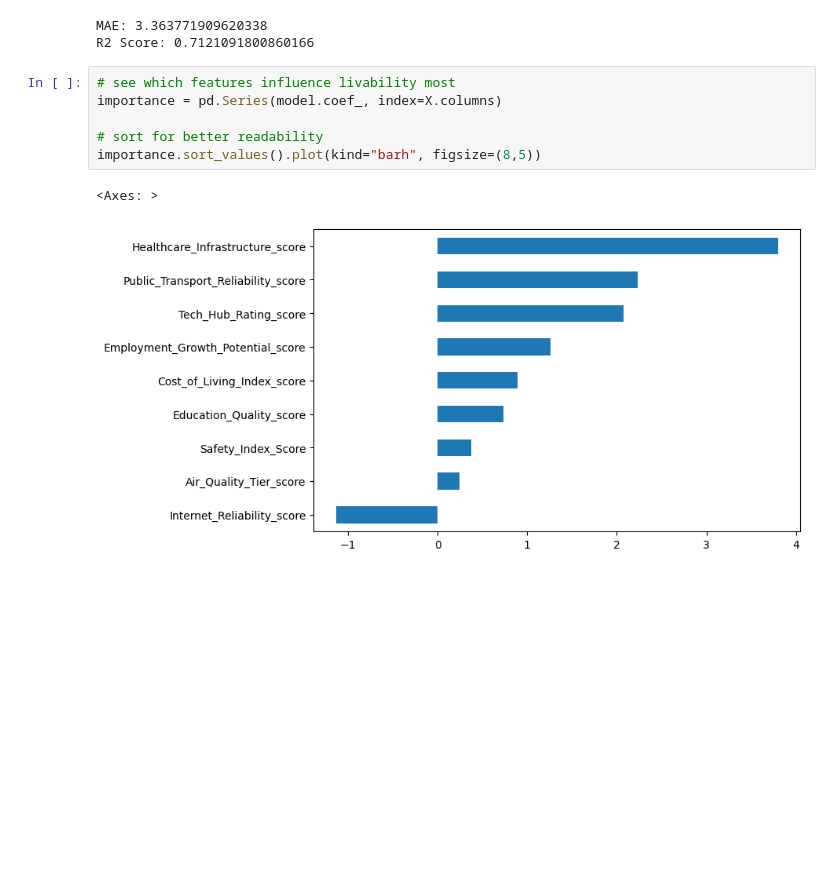
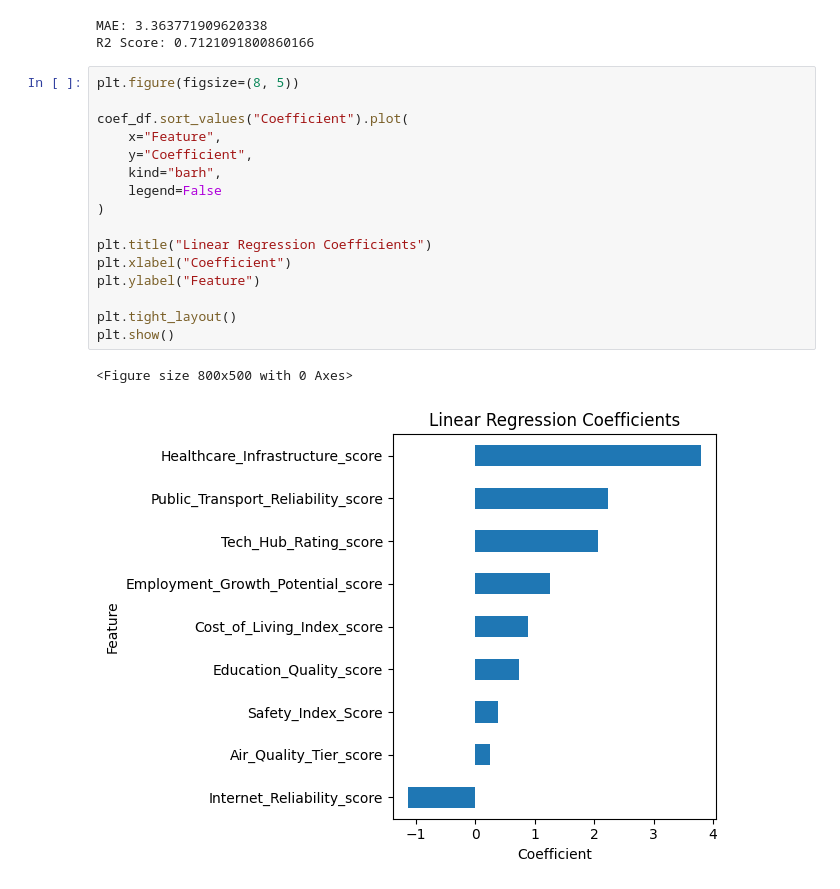
Before and after one commit to codingirl99/urban-intelligence, a Jupyter notebook: notebooks/2_data_preprocessing_modeling.ipynb, the cells around one changed output. Saved outputs shown, nothing was run; the diff lists cells and outputs as text; blank space fills up the shorter version.

```diff
--- a/notebooks/2_data_preprocessing_modeling.ipynb
+++ b/notebooks/2_data_preprocessing_modeling.ipynb
@@ -42,12 +45,22 @@ print("R2 Score:", r2_score(y_test, y_pred))
 # %% [output]
 MAE: 3.363771909620338
 R2 Score: 0.7121091800860166
-# %%
-# see which features influence livability most
-importance = pd.Series(model.coef_, index=X.columns)
-
-# sort for better readability
-importance.sort_values().plot(kind="barh", figsize=(8,5))
-# %% [output]
-<Axes: >
-[figure, removed]
+# %%
+plt.figure(figsize=(8, 5))
+
+coef_df.sort_values("Coefficient").plot(
+    x="Feature",
+    y="Coefficient",
+    kind="barh",
+    legend=False
+)
+
+plt.title("Linear Regression Coefficients")
+plt.xlabel("Coefficient")
+plt.ylabel("Feature")
+
+plt.tight_layout()
+plt.show()
+# %% [output]
+<Figure size 800x500 with 0 Axes>
+[figure, added]
```
Also changed, not shown: parts of 9 cells of this notebook.
